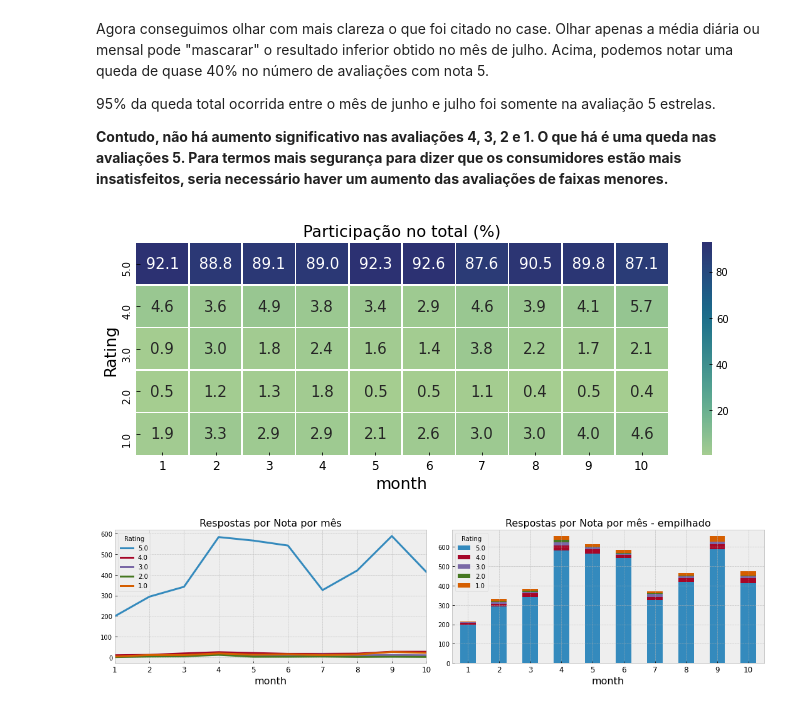
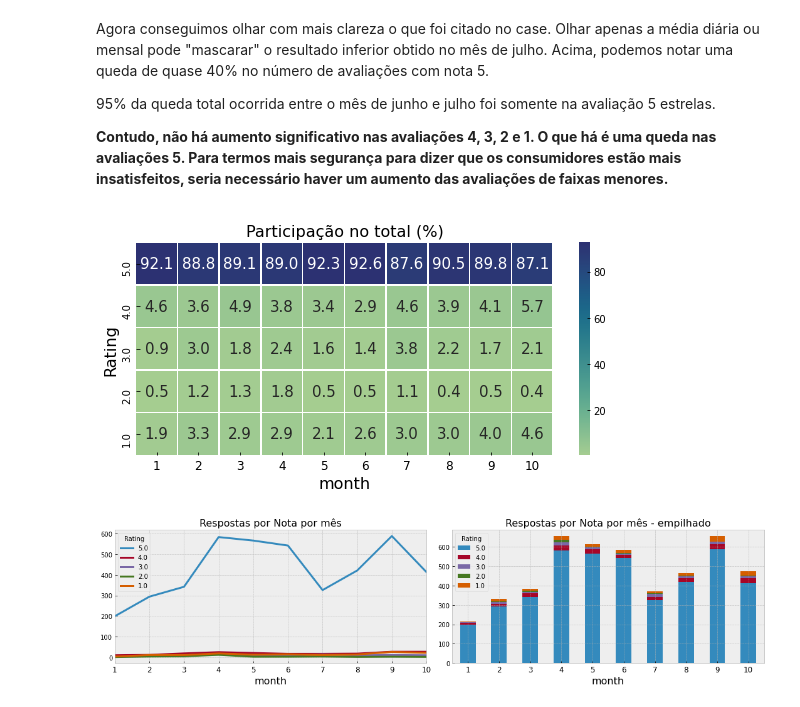
Before and after one commit to japanfelipe/challenge_ze, a Jupyter notebook: desafio I/notebooks/questao1.ipynb, the cells around one changed output. Drawn from its saved outputs; the diff is of its cells as text; code cells hidden in the pictures.

```diff
--- a/desafio I/notebooks/questao1.ipynb
+++ b/desafio I/notebooks/questao1.ipynb
@@ -222,19 +222,19 @@ sns.heatmap(classificacao_por_mes_rating
 Agora conseguimos olhar com mais clareza o que foi citado no case. Olhar apenas a média diária ou mensal pode "mascarar" o resultado inferior obtido no mês de julho. Acima, podemos notar uma queda de quase 40% no número de avaliações com nota 5. <p> 95% da queda total ocorrida entre o mês de junho e julho foi somente na avaliação 5 estrelas. <p>
 **Contudo, não há aumento significativo nas avaliações 4, 3, 2 e 1. O que há é uma queda nas avaliações 5. Para termos mais segurança para dizer que os consumidores estão mais insatisfeitos, seria necessário haver um aumento das avaliações de faixas menores.**
 # %%
-plt.figure(figsize=(10,4))
+plt.figure(figsize=(8,4))
 sns.heatmap(
     (classificacao.pivot_table(columns='Rating',
                           index='month',
                           values='OrderID',
                           aggfunc='count')
     .apply(lambda x: x/x.sum()*100, axis=1)
     .T)
     .sort_index(ascending=False), annot=True, fmt='.1f', linewidths=0.5, cmap="crest", annot_kws={"fontsize":15}
 ), plt.title('Participação no total (%)')
 plt.tight_layout(), plt.savefig(IMAGES / 'par_por_nota.png');
 # %% [output]
-[figure, old version]
+[figure, new version]
 # %%
 fig, (ax1,ax2) = plt.subplots(1,2, figsize=(15,4))
 
```
Also changed, not shown: parts of 15 cells of this notebook, 12 other files.
